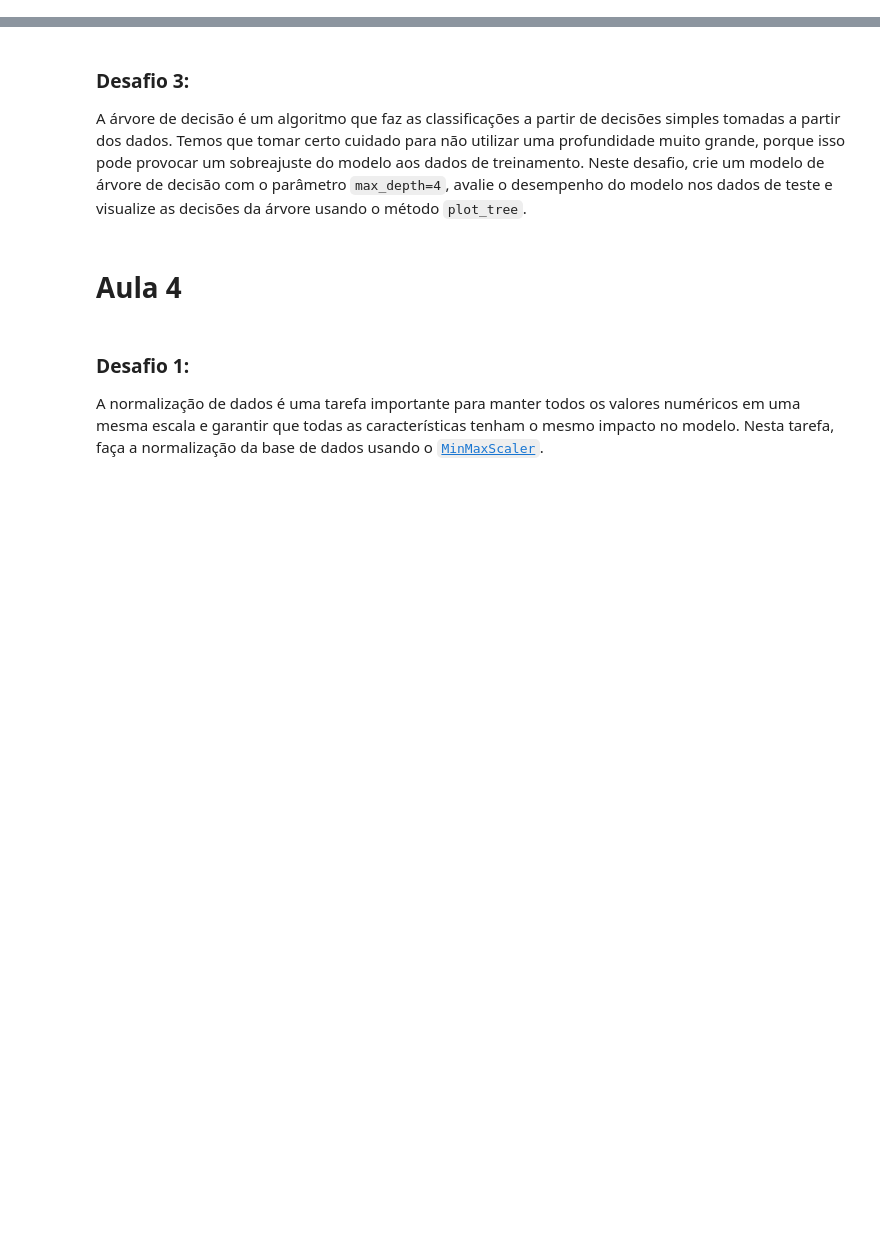
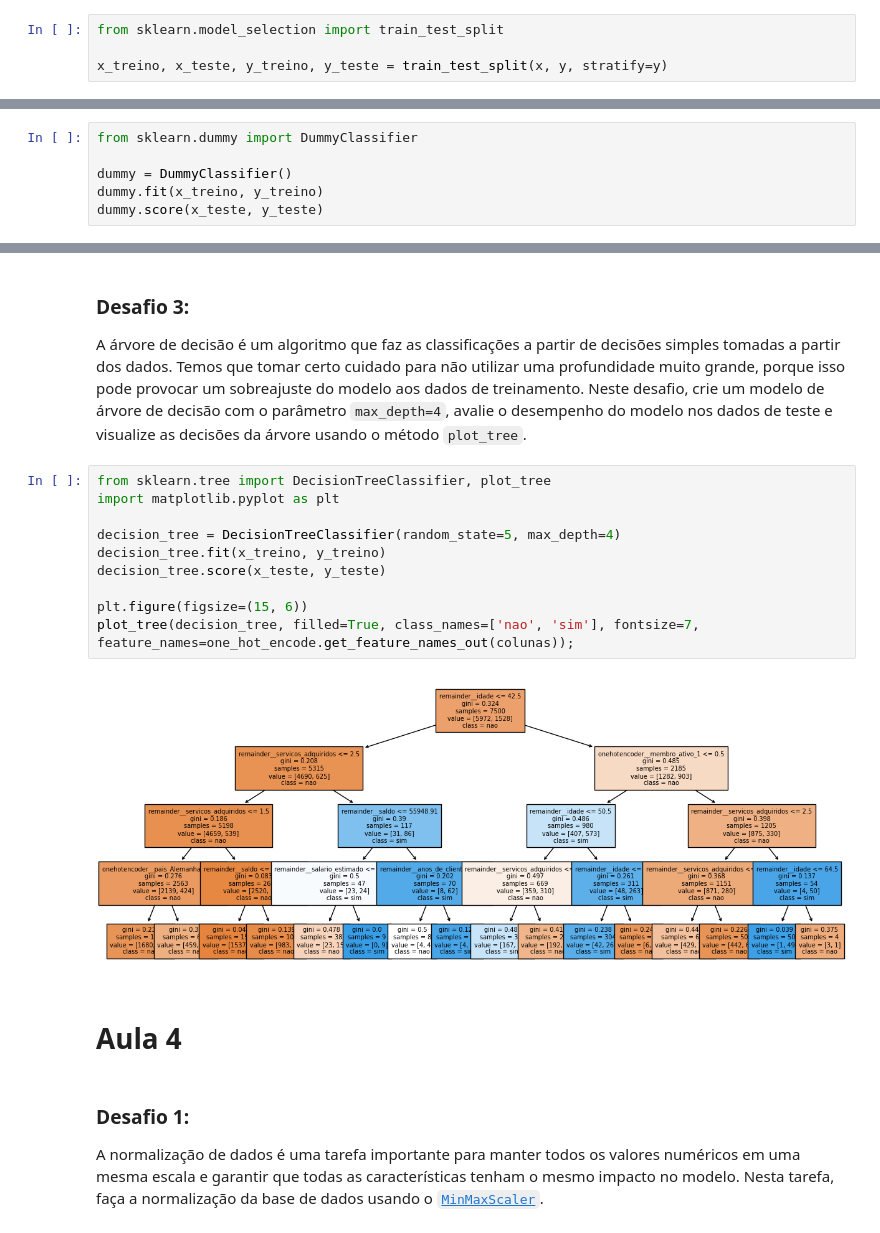
Before and after one commit to leokaos/python, a Jupyter notebook: CURSO APRENDENDO/desafio/desafio.ipynb, the cells around one changed output, grey strips where cells are left out. Cells and saved outputs as stored; diff of their text form; blank space fills up the shorter version.

```diff
--- a/CURSO APRENDENDO/desafio/desafio.ipynb
+++ b/CURSO APRENDENDO/desafio/desafio.ipynb
@@ -104,7 +104,17 @@ y = label_encoder.fit_transform(y)
 ### Desafio 1:
 
 A separação dos dados entre conjunto de treinamento e teste é essencial para compreender se um modelo está conseguindo aprender os padrões e generalizar para novos dados. Nesta tarefa, faça a divisão da base de dados entre treinamento e teste de forma estratificada.
+# %%
+from sklearn.model_selection import train_test_split
+
+x_treino, x_teste, y_treino, y_teste = train_test_split(x, y, stratify=y)
 # %% [markdown]
 ### Desafio 2:
 
 Um modelo de base é muito importante para definir um critério de comparação para modelos mais complexos. Nesta etapa, crie um modelo de base com o `DummyClassifier` e encontre a taxa de acerto com o método `score`.
+# %%
+from sklearn.dummy import DummyClassifier
+
+dummy = DummyClassifier()
+dummy.fit(x_treino, y_treino)
+dummy.score(x_teste, y_teste)
@@ -112,6 +124,18 @@ Um modelo de base é muito importante para definir um critério de comparação
 ### Desafio 3:
 
 A árvore de decisão é um algoritmo que faz as classificações a partir de decisões simples tomadas a partir dos dados. Temos que tomar certo cuidado para não utilizar uma profundidade muito grande, porque isso pode provocar um sobreajuste do modelo aos dados de treinamento. Neste desafio, crie um modelo de árvore de decisão com o parâmetro `max_depth=4`, avalie o desempenho do modelo nos dados de teste e visualize as decisões da árvore usando o método `plot_tree`.
+# %%
+from sklearn.tree import DecisionTreeClassifier, plot_tree
+import matplotlib.pyplot as plt
+
+decision_tree = DecisionTreeClassifier(random_state=5, max_depth=4)
+decision_tree.fit(x_treino, y_treino)
+decision_tree.score(x_teste, y_teste)
+
+plt.figure(figsize=(15, 6))
+plot_tree(decision_tree, filled=True, class_names=['nao', 'sim'], fontsize=7, feature_names=one_hot_encode.get_feature_names_out(colunas));
+# %% [output]
+[figure, added]
 # %% [markdown]
 # Aula 4
 # %% [markdown]
```
Also changed, not shown: parts of 7 cells of this notebook, 5 other files.
